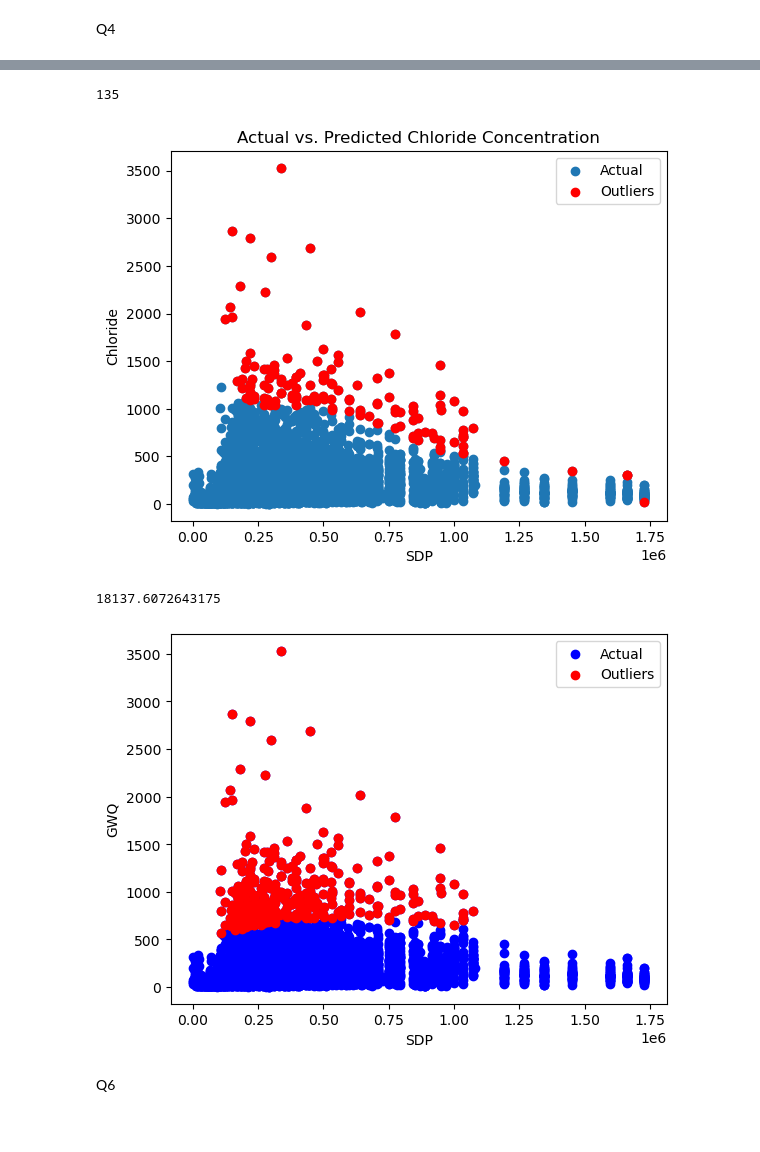
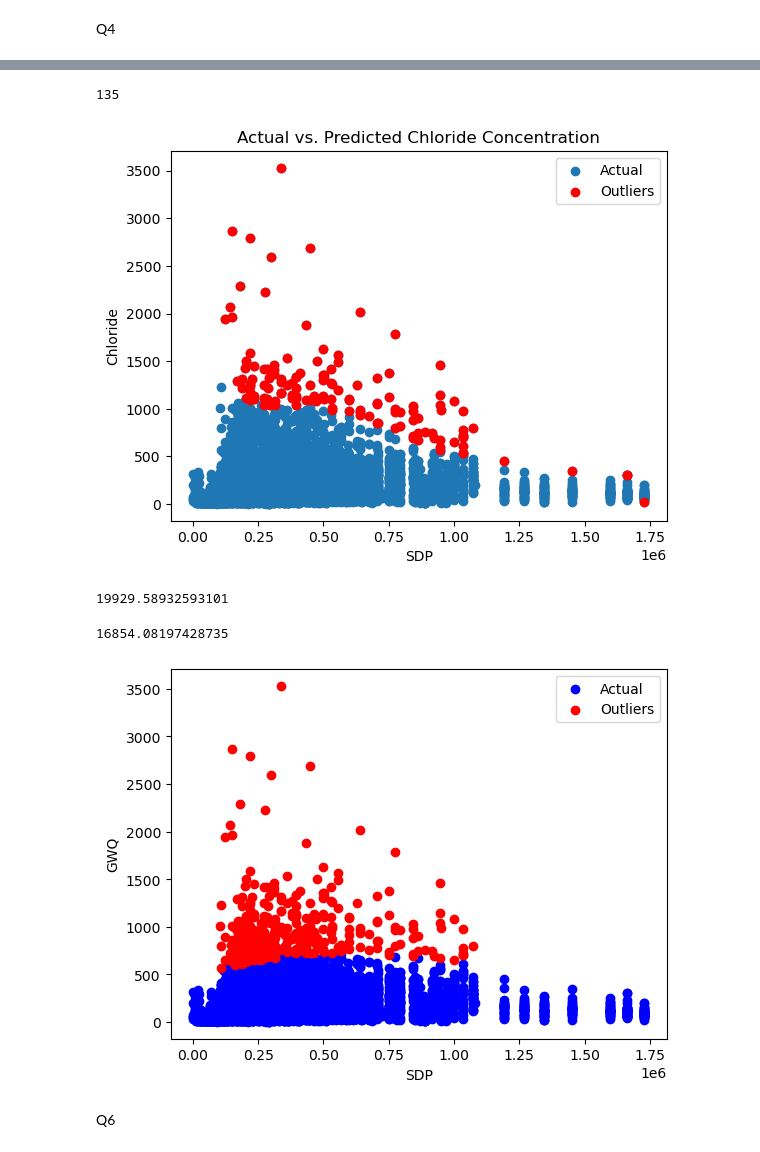
Before and after one commit to regular-life/Eco-Project, a Jupyter notebook: main.ipynb, the cells around one changed output, grey strips where cells are left out. Saved outputs shown, nothing was run; the diff lists cells and outputs as text; code cells hidden in the pictures.

```diff
--- a/main.ipynb
+++ b/main.ipynb
@@ -320,29 +320,44 @@ plt.show()
 # exclude outliers
 df_gwq = df_gwq.drop(outliers.index)
 # Fit the cubic regression model
+X = df_gwq[['sdp', 'gini']]
+Y = df_gwq['chloride']
+X = sm.add_constant(X)
+X['sdp_squared'] = X['sdp'] ** 2
+X['sdp_cubed'] = X['sdp'] ** 3
 model = sm.OLS(Y, X).fit()
 print(model.resid.sum())
 # %% [output]
 135
 [figure]
-18137.6072643175
+19929.58932593101
 # %%
 # outliers: rstudent
 df_gwq = pd.read_csv('filtered_gwq_sdp_gini_predicted.csv')
 rstudent = influence.resid_studentized_internal
 
 # remove outliers with rstudent > 2
 outliers = df_gwq[abs(rstudent) > 2]
-
+# exclude outliers
+df_gwq = df_gwq.drop(outliers.index)
+# Fit the cubic regression model
+Y = df_gwq['chloride']
+X = df_gwq[['sdp', 'gini']]
+X = sm.add_constant(X)
+X['sdp_squared'] = X['sdp'] ** 2
+X['sdp_cubed'] = X['sdp'] ** 3
+model = sm.OLS(Y, X).fit()
+print(model.resid.sum())
 # plot sdp vs gwq with outliers
 plt.scatter(df_gwq['sdp'], df_gwq['chloride'], color='blue', label='Actual')
 plt.scatter(outliers['sdp'], outliers['chloride'], color='red', label='Outliers')
 plt.xlabel('SDP')
 plt.ylabel('GWQ')
 plt.legend()
 plt.show()
 # %% [output]
+16854.08197428735
-[figure, old version]
+[figure, new version]
 # %% [markdown]
 Q6
 # %%
```
Also changed, not shown: parts of 4 cells of this notebook.
